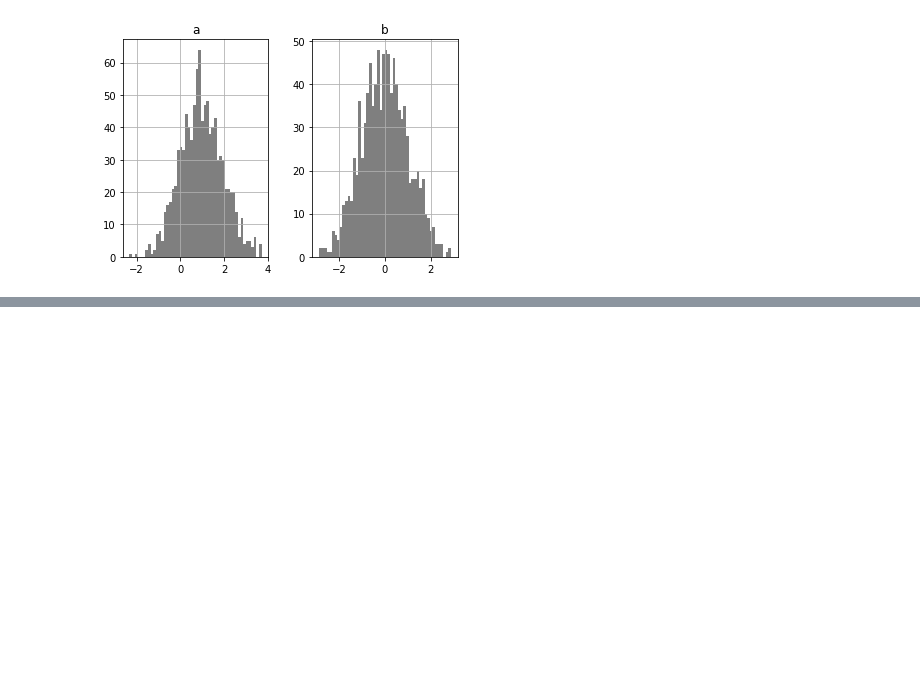
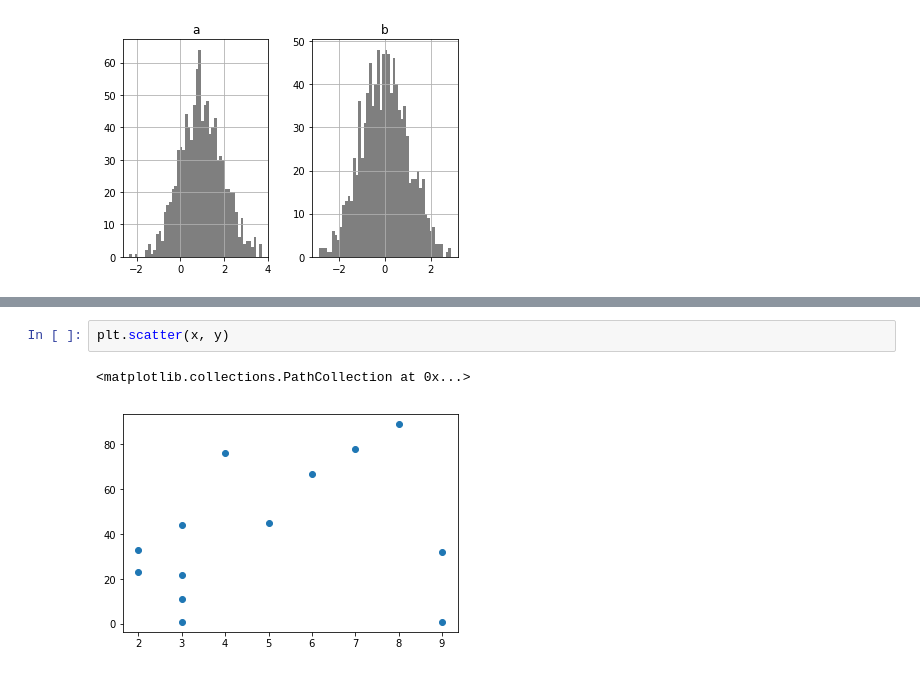
Before and after one commit to LaiYenShuo/Python_test, a Jupyter notebook: PLOT.ipynb, the cells around one changed output, grey strips where cells are left out. Cells and saved outputs as stored; diff of their text form; blank space fills up the shorter version.

```diff
--- a/PLOT.ipynb
+++ b/PLOT.ipynb
@@ -59,0 +76,5 @@ df3.hist(color = 'k', alpha = 0.5, bins = 50);
+# %%
+plt.scatter(x, y)
+# %% [output]
+<matplotlib.collections.PathCollection at 0x...>
+[figure, added]
```
Also changed, not shown: parts of 20 cells of this notebook.
